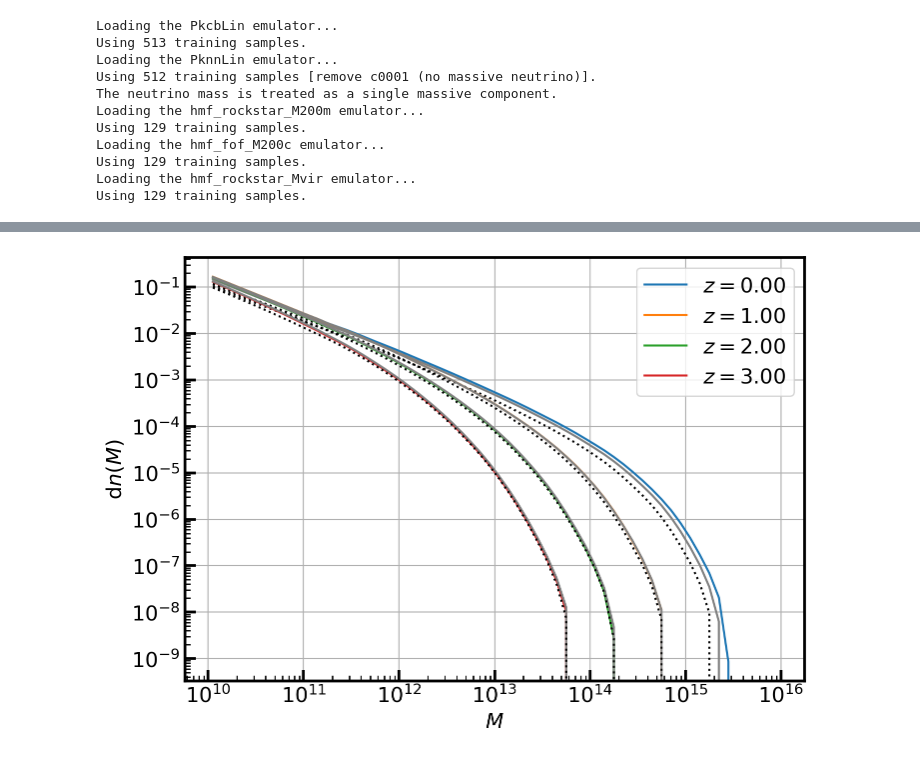
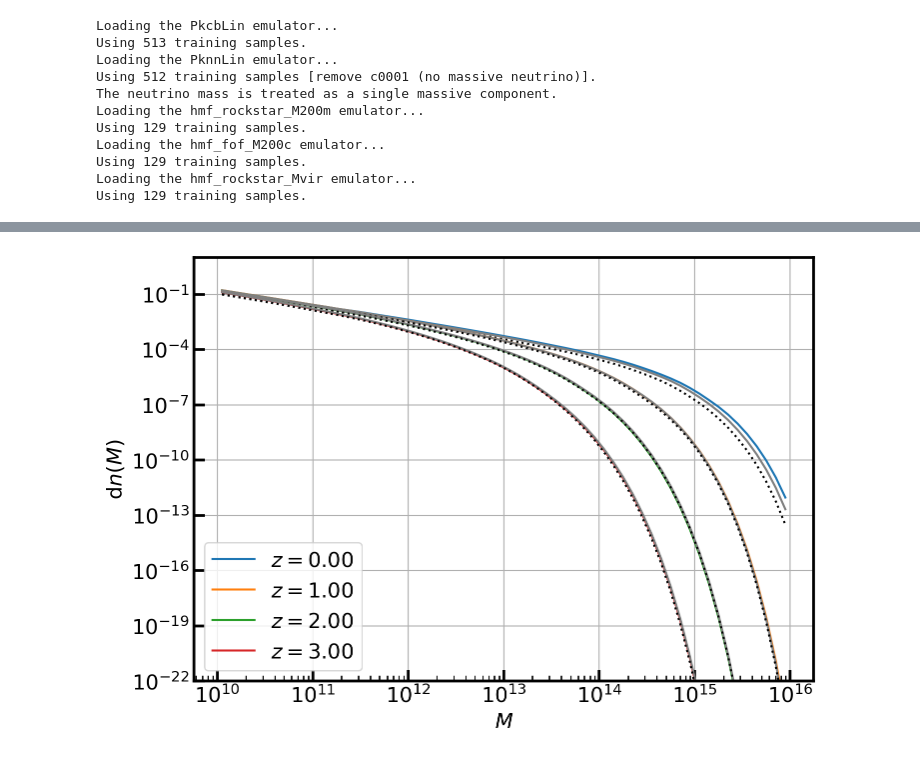
Before and after one commit to czymh/csstemu, a Jupyter notebook: docs/source/notebook/test-hmf.ipynb, the cells around one changed output, grey strips where cells are left out. Saved outputs shown, nothing was run; the diff lists cells and outputs as text; code cells hidden in the pictures.

```diff
--- a/docs/source/notebook/test-hmf.ipynb
+++ b/docs/source/notebook/test-hmf.ipynb
@@ -50,4 +50,5 @@ with plt.style.context('article'):
     plt.legend()
     plt.xlabel(r'$M$')
     plt.ylabel(r'$N(\geq M)$')
+    plt.ylim([1e-22, 1e1])
 # %% [output]
@@ -68,13 +69,14 @@ Wall time: 371 ms
 # %%
 with plt.style.context('article'):
     for iz in range(len(zlists)):
         plt.plot(mcen, dN_emu_200m[iz], label=r'$z={:.2f}$'.format(zlists[iz]))
         plt.plot(mcen, dN_emu_mvir[iz], 'gray')
         plt.plot(mcen, dN_emu_200c[iz], 'k:')
     plt.xscale('log')
     plt.yscale('log')
     plt.legend()
     plt.xlabel(r'$M$')
     plt.ylabel(r'$\mathrm{d} n (M)$')
+    plt.ylim([1e-22, 1e1])
 # %% [output]
-[figure, old version]
+[figure, new version]
```
Also changed, not shown: parts of 3 cells of this notebook, 1 other file.
